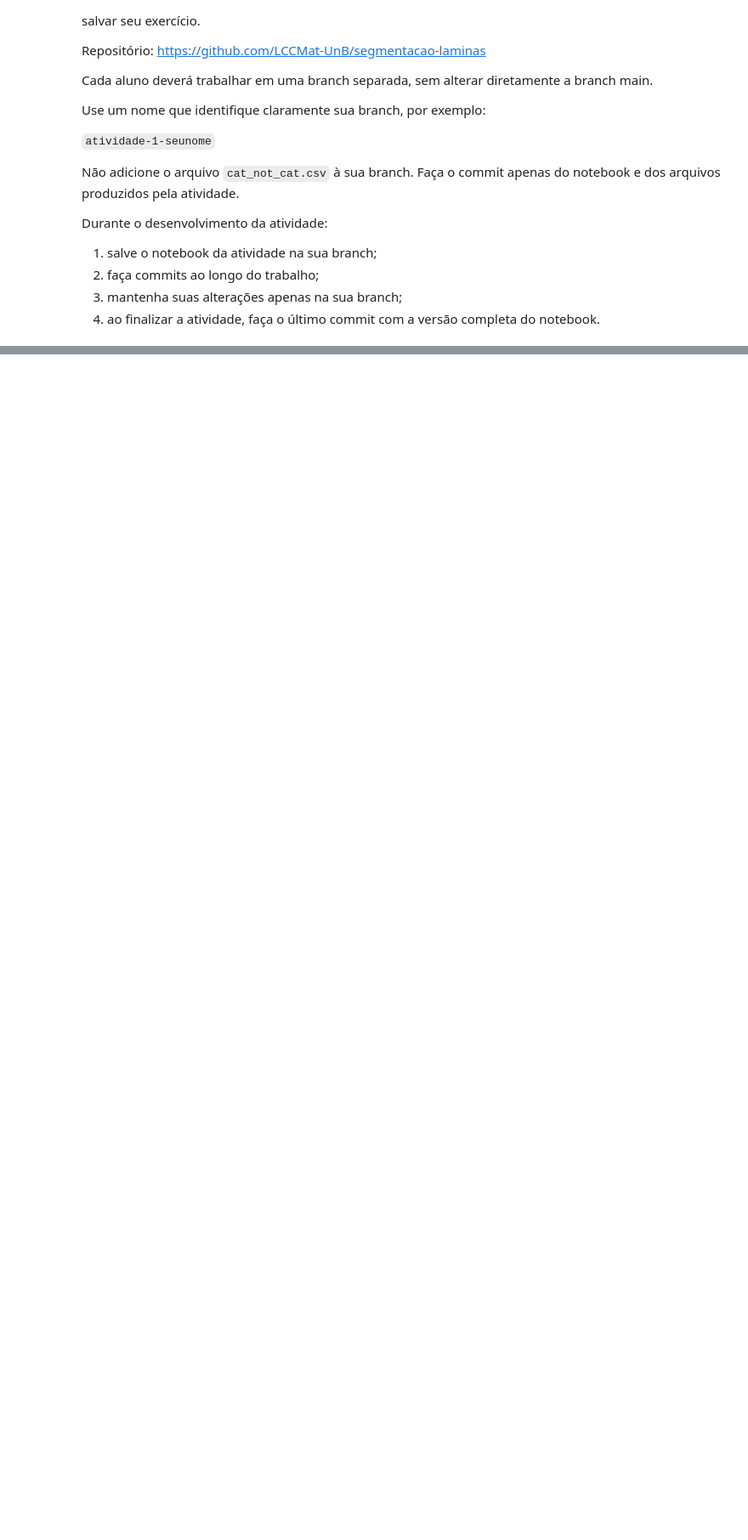
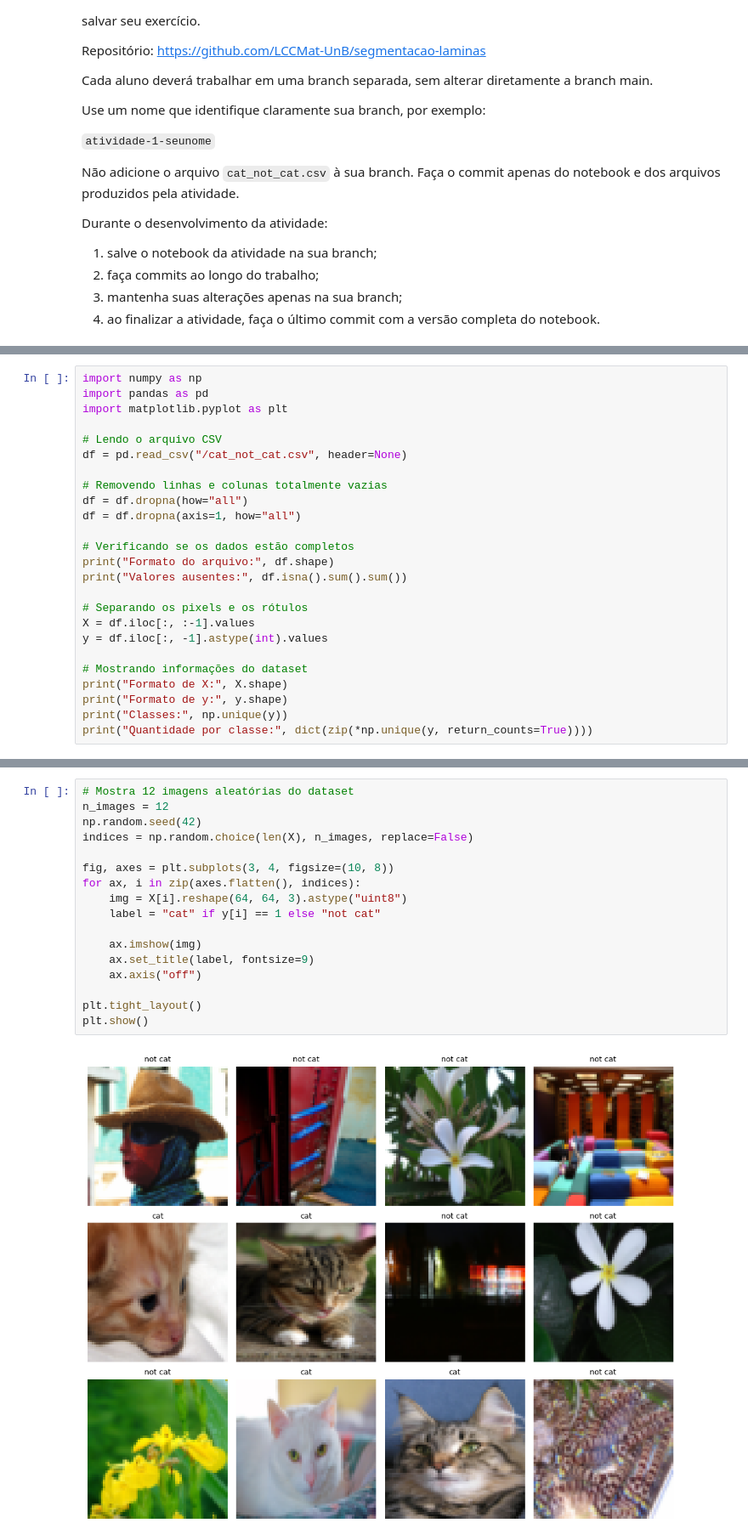
Before and after one commit to LCCMat-UnB/segmentacao-laminas, a Jupyter notebook: atividade_1_cat_not_cat_williamjota.ipynb, the cells around one changed output, grey strips where cells are left out. Shown at 85% size. Saved outputs shown, nothing was run; the diff lists cells and outputs as text; blank space fills up the shorter version.

```diff
--- a/atividade_1_cat_not_cat_williamjota.ipynb
+++ b/atividade_1_cat_not_cat_williamjota.ipynb
@@ -503,0 +76,25 @@ Falsos Positivos                        0           19
+# %%
+import numpy as np
+import pandas as pd
+import matplotlib.pyplot as plt
+
+# Lendo o arquivo CSV
+df = pd.read_csv("/cat_not_cat.csv", header=None)
+
+# Removendo linhas e colunas totalmente vazias
+df = df.dropna(how="all")
+df = df.dropna(axis=1, how="all")
+
+# Verificando se os dados estão completos
+print("Formato do arquivo:", df.shape)
+print("Valores ausentes:", df.isna().sum().sum())
+
+# Separando os pixels e os rótulos
+X = df.iloc[:, :-1].values
+y = df.iloc[:, -1].astype(int).values
+
+# Mostrando informações do dataset
+print("Formato de X:", X.shape)
+print("Formato de y:", y.shape)
+print("Classes:", np.unique(y))
+print("Quantidade por classe:", dict(zip(*np.unique(y, return_counts=True))))
@@ -503,0 +124,19 @@ Falsos Positivos                        0           19
+# %%
+# Mostra 12 imagens aleatórias do dataset
+n_images = 12
+np.random.seed(42)
+indices = np.random.choice(len(X), n_images, replace=False)
+
+fig, axes = plt.subplots(3, 4, figsize=(10, 8))
+for ax, i in zip(axes.flatten(), indices):
+    img = X[i].reshape(64, 64, 3).astype("uint8")
+    label = "cat" if y[i] == 1 else "not cat"
+
+    ax.imshow(img)
+    ax.set_title(label, fontsize=9)
+    ax.axis("off")
+
+plt.tight_layout()
+plt.show()
+# %% [output]
+[figure, added]
```
Also changed, not shown: parts of 53 cells of this notebook.
